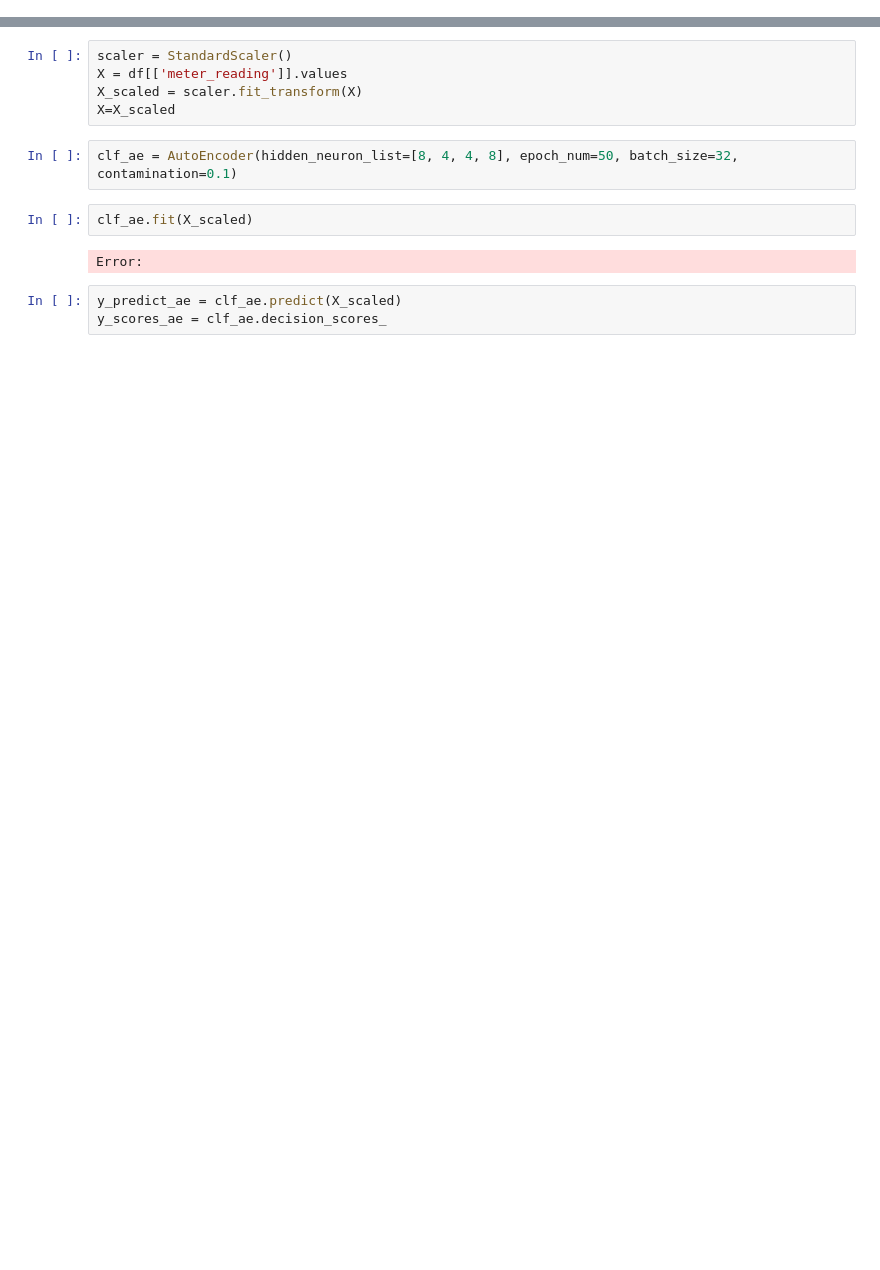
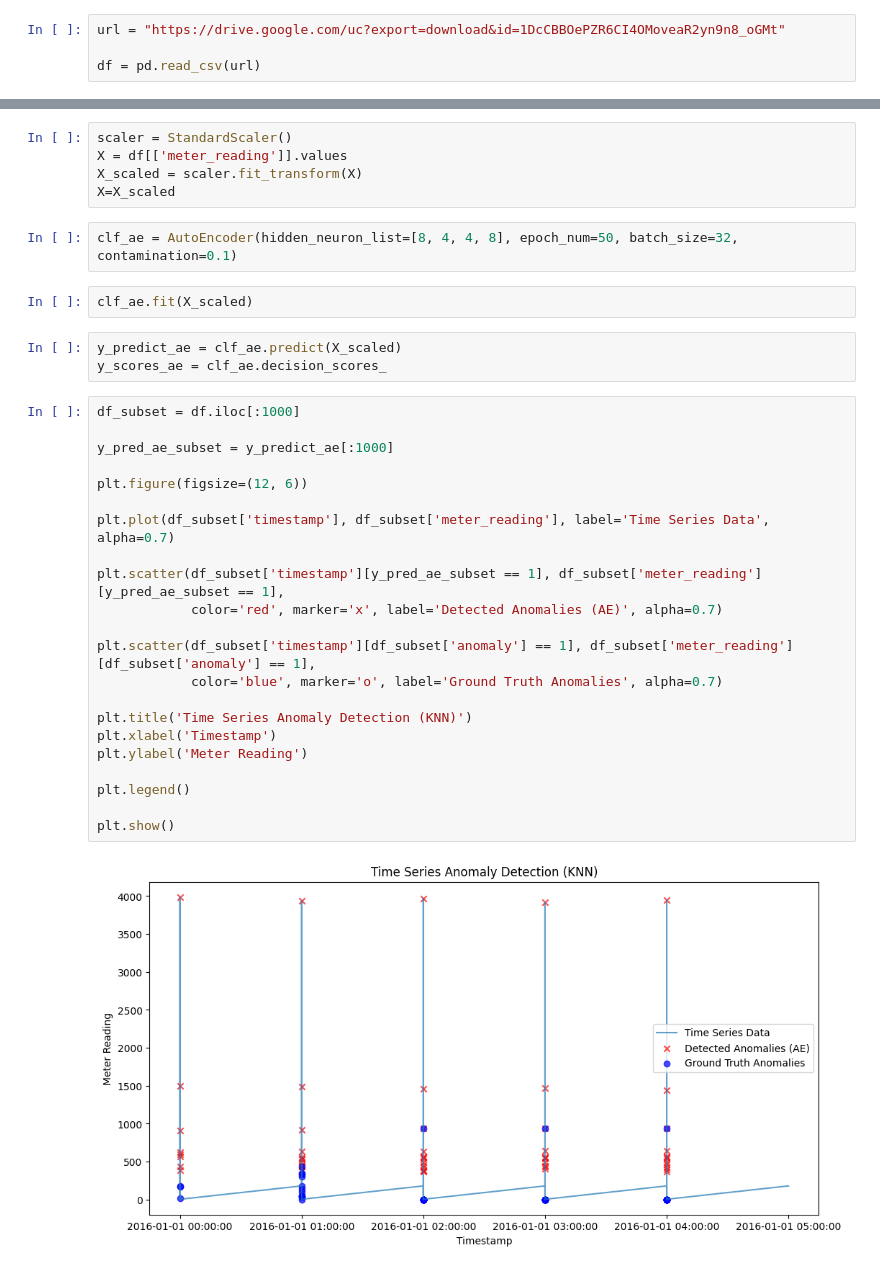
Before and after one commit to sai14karthik/Nexus-S1-Deakin-Internship, a Jupyter notebook: models/PyOD/autoencoder_pyod2.ipynb, the cells around one changed output, grey strips where cells are left out. Saved outputs shown, nothing was run; the diff lists cells and outputs as text; blank space fills up the shorter version.

```diff
--- a/models/PyOD/autoencoder_pyod2.ipynb
+++ b/models/PyOD/autoencoder_pyod2.ipynb
@@ -22,2 +22,6 @@ df=pd.read_csv("/Users/saikarthik/Desktop/Nexus-S1 Deakin /datasets /cleaned_LEA
+# %%
+url = "https://drive.google.com/uc?export=download&id=1DcCBBOePZR6CI4OMoveaR2yn9n8_oGMt"
+
+df = pd.read_csv(url)
 # %%
 df.drop(columns=['Unnamed: 0'], inplace=True)
@@ -30,11 +38,33 @@ X=X_scaled
 clf_ae = AutoEncoder(hidden_neuron_list=[8, 4, 4, 8], epoch_num=50, batch_size=32, contamination=0.1)
 # %%
 clf_ae.fit(X_scaled)
-# %% [output]
-Error:
 # %%
 y_predict_ae = clf_ae.predict(X_scaled)
 y_scores_ae = clf_ae.decision_scores_
+# %%
+df_subset = df.iloc[:1000]
+
+y_pred_ae_subset = y_predict_ae[:1000]
+
+plt.figure(figsize=(12, 6))
+
+plt.plot(df_subset['timestamp'], df_subset['meter_reading'], label='Time Series Data', alpha=0.7)
+
+plt.scatter(df_subset['timestamp'][y_pred_ae_subset == 1], df_subset['meter_reading'][y_pred_ae_subset == 1],
+            color='red', marker='x', label='Detected Anomalies (AE)', alpha=0.7)
+
+plt.scatter(df_subset['timestamp'][df_subset['anomaly'] == 1], df_subset['meter_reading'][df_subset['anomaly'] == 1],
+            color='blue', marker='o', label='Ground Truth Anomalies', alpha=0.7)
+
+plt.title('Time Series Anomaly Detection (KNN)')
+plt.xlabel('Timestamp')
+plt.ylabel('Meter Reading')
+
+plt.legend()
+
+plt.show()
+# %% [output]
+[figure, added]
 # %%
 print(classification_report(df['anomaly'], y_predict_ae))
 accuracy = accuracy_score(df['anomaly'], y_predict_ae)
```
Also changed, not shown: parts of 5 cells of this notebook, 3 other files.
